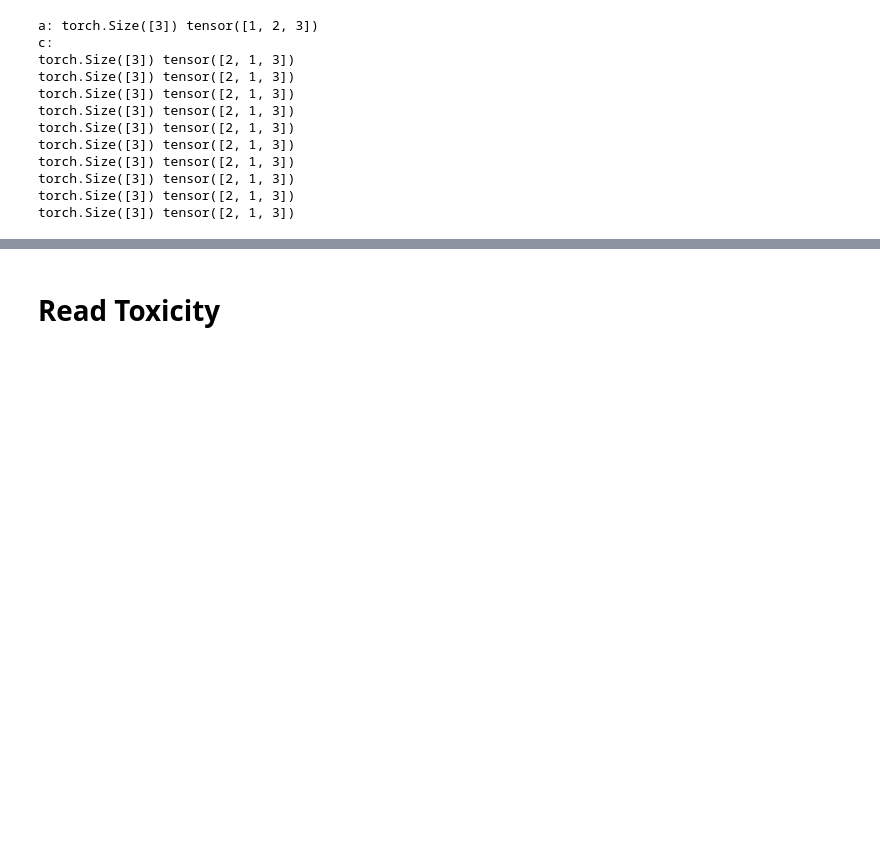
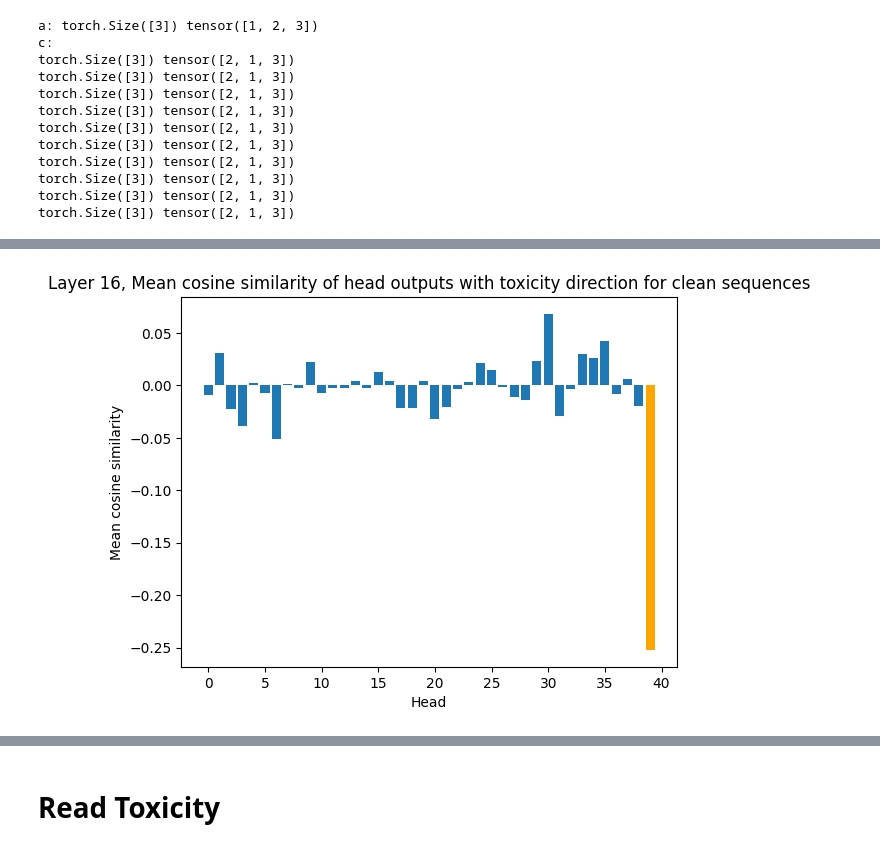
Before and after one commit to abhay-sheshadri/quirky_interp, a Jupyter notebook: evaluate_representation.ipynb, the cells around one changed output, grey strips where cells are left out. Drawn from its saved outputs; the diff is of its cells as text; code cells hidden in the pictures; blank space fills up the shorter version.

```diff
--- a/evaluate_representation.ipynb
+++ b/evaluate_representation.ipynb
@@ -213,0 +262,10 @@ torch.Size([3]) tensor([2, 1, 3])
+# %%
+mean_values = np.array([l16h39_toxicity_writing_scores_clean[i] for i in range(40)]).mean(axis=1)
+plt.bar(range(len(mean_values)), mean_values)
+plt.bar(39, mean_values[39], color='orange')
+plt.xlabel('Head')
+plt.ylabel('Mean cosine similarity')
+plt.title('Layer 16, Mean cosine similarity of head outputs with toxicity direction for clean sequences')
+plt.show()
+# %% [output]
+[figure, added]
```
Also changed, not shown: parts of 22 cells of this notebook.
